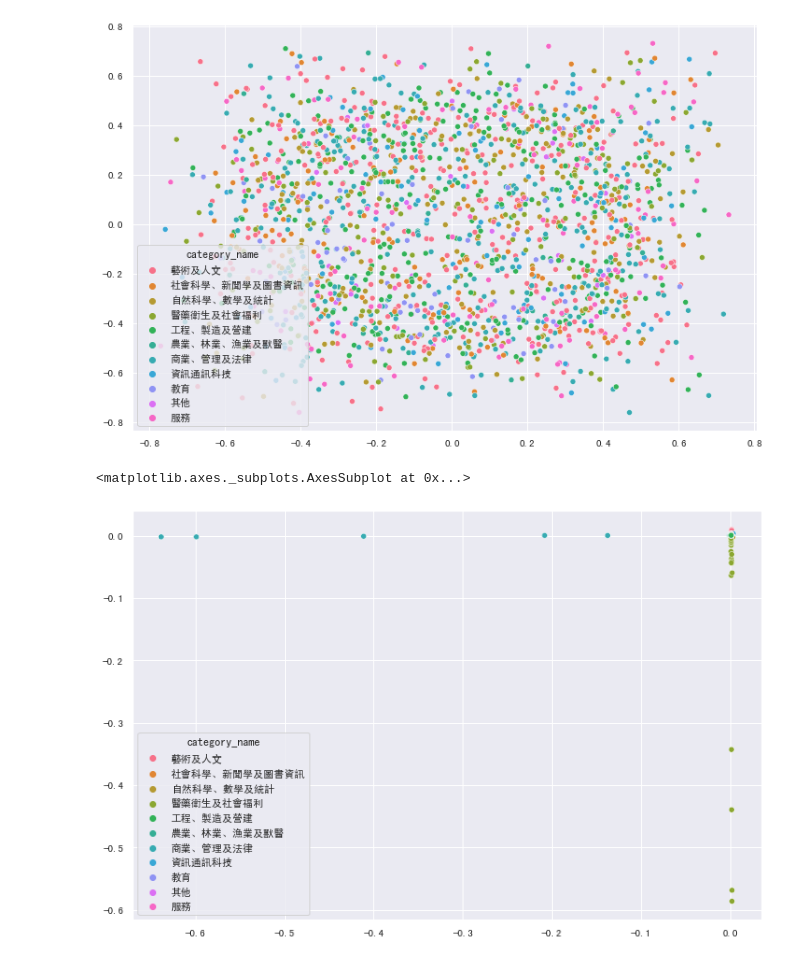
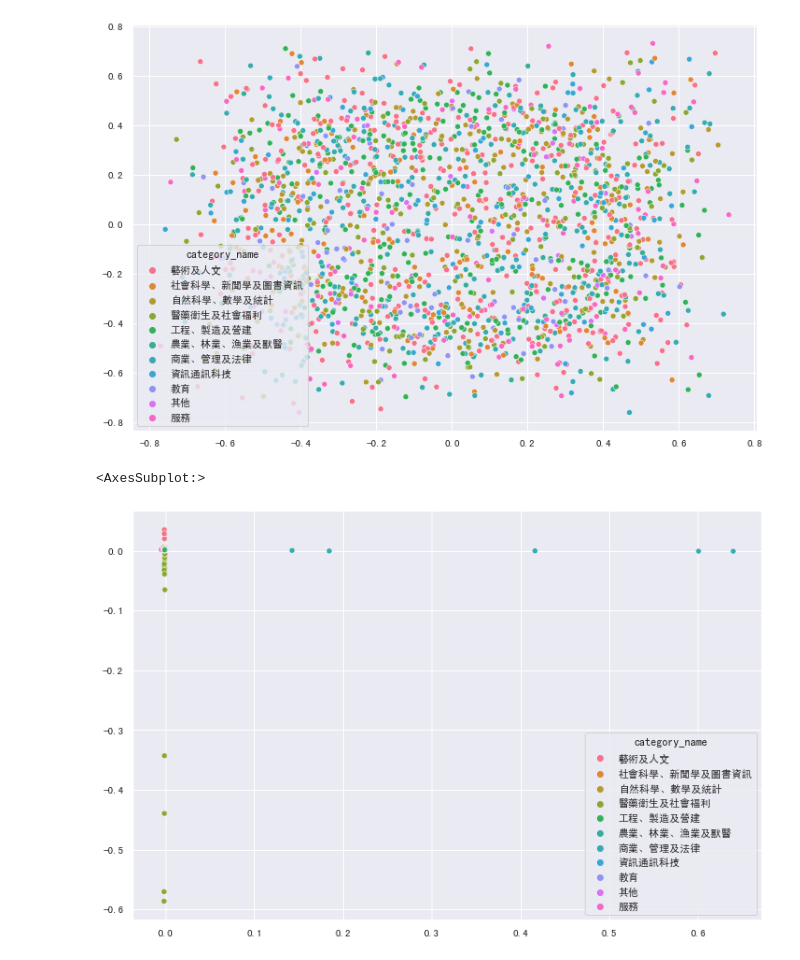
Before and after one commit to kevin-0211/Statistical-Learning, a Jupyter notebook: hw3/B07902034_Hw3.ipynb, the cells around one changed output. Cells and saved outputs as stored; diff of their text form; code cells hidden in the pictures.

```diff
--- a/hw3/B07902034_Hw3.ipynb
+++ b/hw3/B07902034_Hw3.ipynb
@@ -452,11 +452,11 @@ sns.scatterplot(x=x_non_metric[:,0], y=x_non_metric[:,1], hue=colname_df['catego
 [figure]
 # %%
 from sklearn.manifold import LocallyLinearEmbedding
-# 20 neighbor
-lle_20 = LocallyLinearEmbedding(n_components=2,n_neighbors=20)
-x_lle_20 = lle_20.fit_transform(dep_stu2)
-sns.scatterplot(x=x_lle_20[:,0], y=x_lle_20[:,1], hue=colname_df['category_name'])
+# 10 neighbors
+lle_10 = LocallyLinearEmbedding(n_components=2,n_neighbors=10)
+x_lle_10 = lle_10.fit_transform(dep_stu2)
+sns.scatterplot(x=x_lle_10[:,0], y=x_lle_10[:,1], hue=colname_df['category_name'])
 # %% [output]
-<matplotlib.axes._subplots.AxesSubplot at 0x...>
+<AxesSubplot:>
-[figure, old version]
+[figure, new version]
 # %%
```
Also changed, not shown: parts of 11 cells of this notebook.
